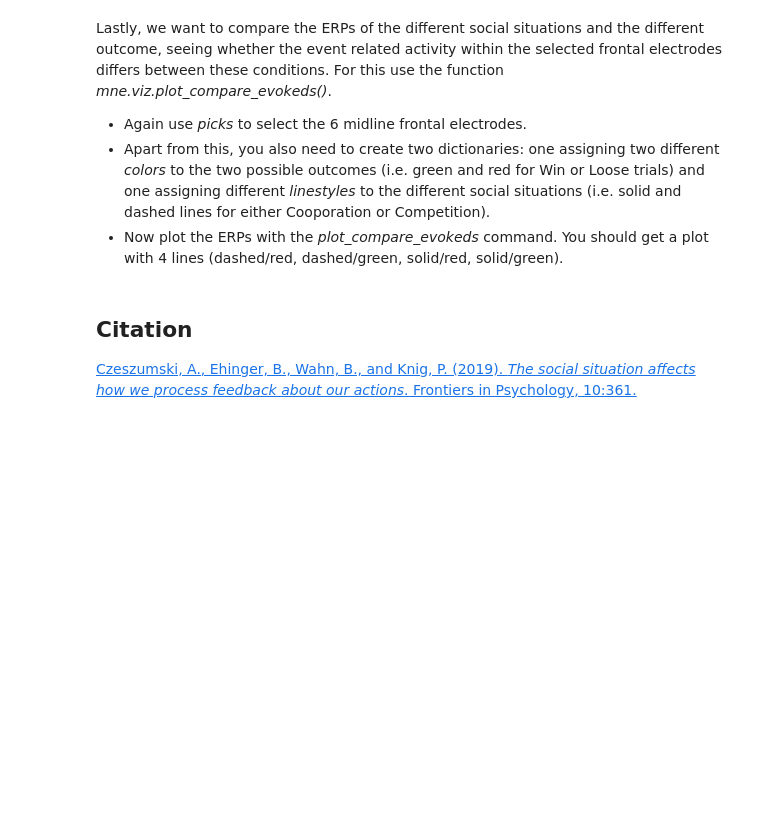
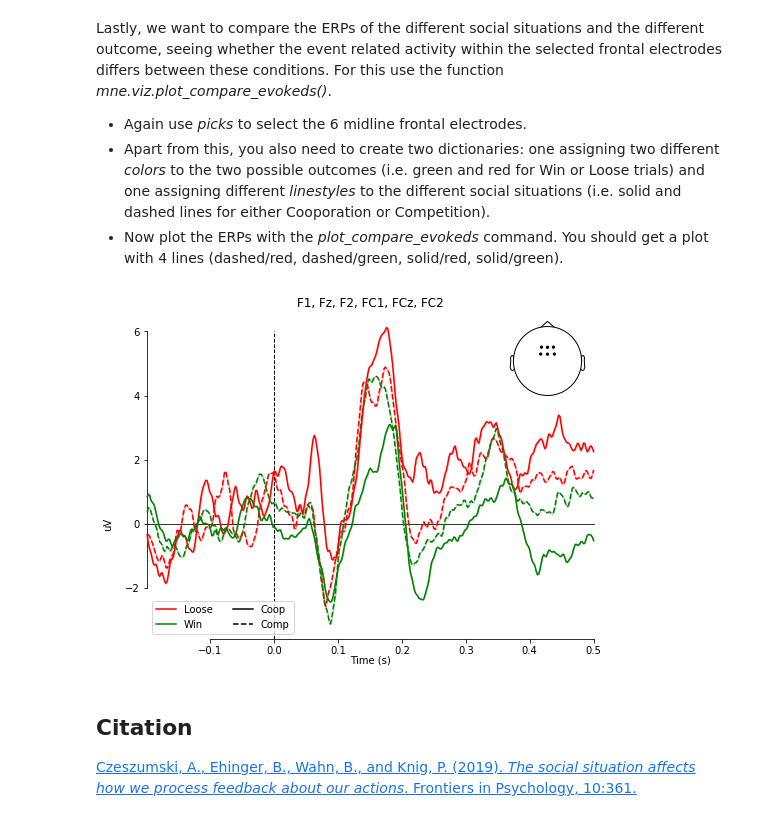
Before and after one commit to NBP-ACC/week-10-acc_2, a Jupyter notebook: Sheet08.ipynb, the cells around one changed output. Drawn from its saved outputs; the diff is of its cells as text; code cells hidden in the pictures; blank space fills up the shorter version.

```diff
--- a/Sheet08.ipynb
+++ b/Sheet08.ipynb
@@ -316,14 +317,16 @@ Lastly, we want to compare the ERPs of the different social situations and the d
 - Now plot the ERPs with the *plot_compare_evokeds* command. You should get a plot with 4 lines (dashed/red, dashed/green, solid/red, solid/green).
 # %%
 # selection of frontal electrodes
-pick = create_channels()
+pick = create_channels(preprocessed)
 # create dictionaries for color and linestyle
 colors = {"Win" : 'green', "Loose": 'red'}
 linestyles = {"Coop":'solid' ,"Comp":'dashed'}
 
 # compare ERPs
 mne.viz.plot_compare_evokeds(evoked_dict, picks = pick, colors = colors, linestyles = linestyles,
                              split_legend = True);
+# %% [output]
+[figure, added]
 # %% [markdown]
 ## Citation
 
```
Also changed, not shown: parts of 7 cells of this notebook.
